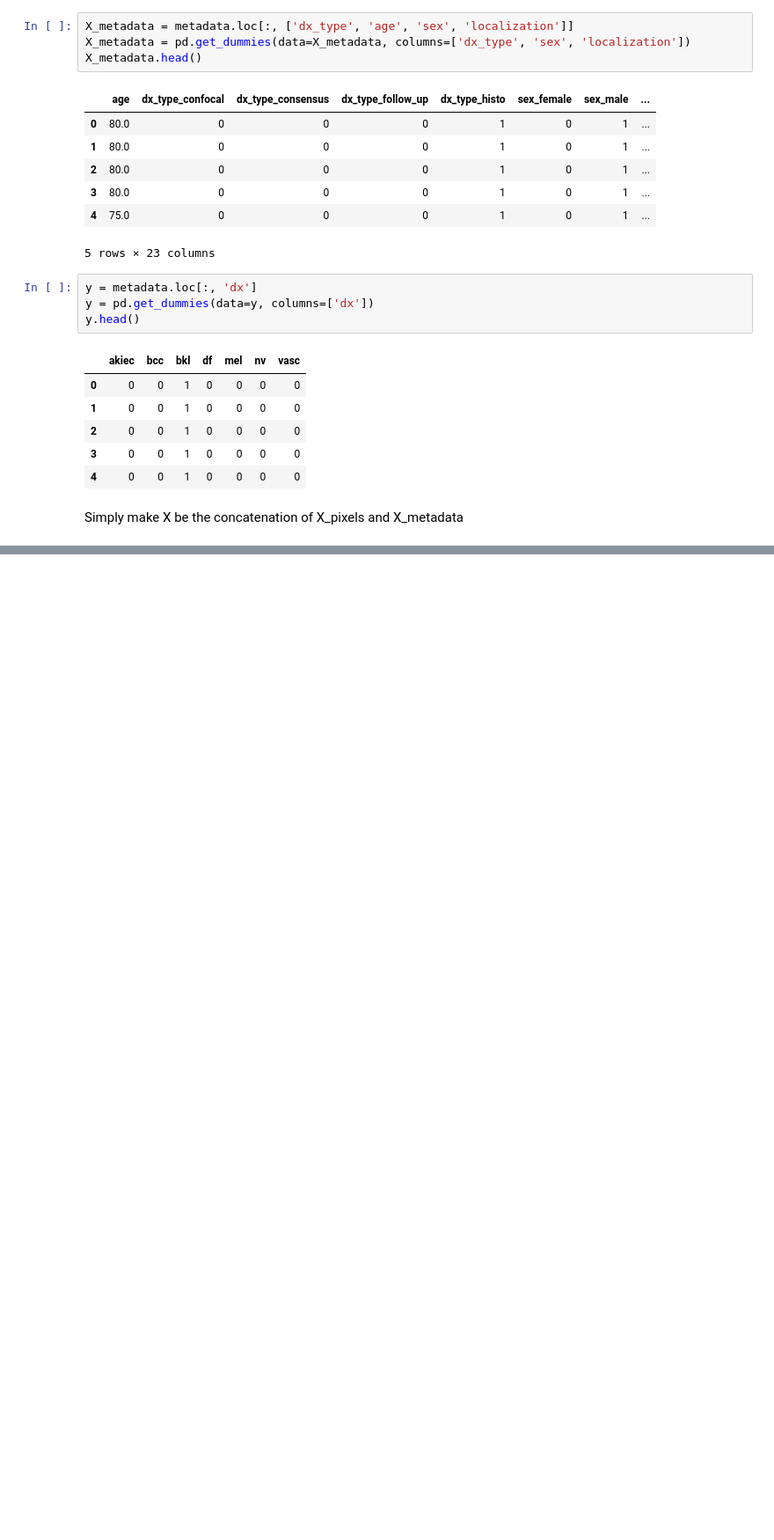
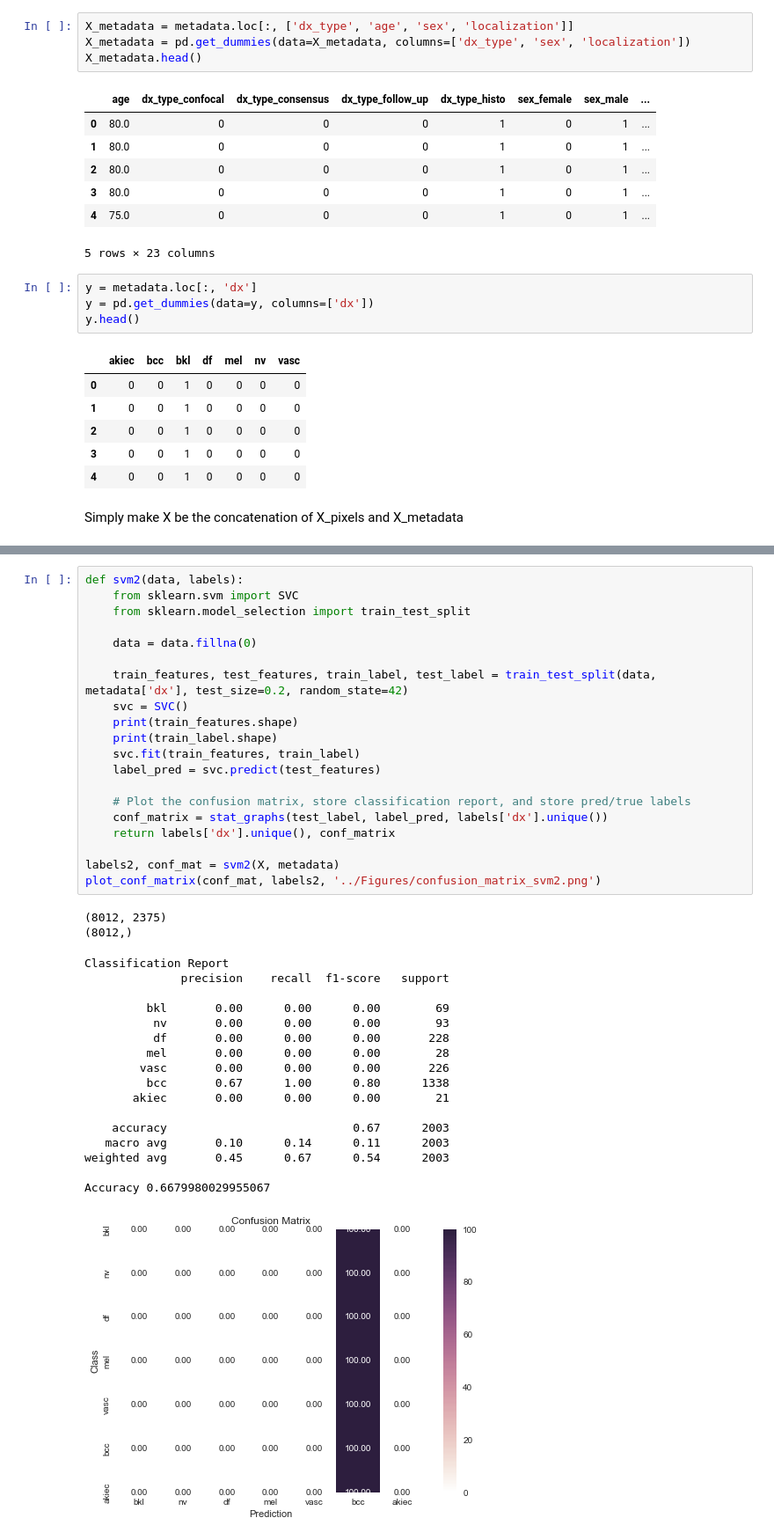
Before and after one commit to SamuelStentz/SkinCancerAnalysis, a Jupyter notebook: Analysis/analysis_praj.ipynb, the cells around one changed output, grey strips where cells are left out. Shown: that part at 88% size. Drawn from its saved outputs; the diff is of its cells as text; blank space fills up the shorter version.

```diff
--- a/Analysis/analysis_praj.ipynb
+++ b/Analysis/analysis_praj.ipynb
@@ -270,0 +263,40 @@ Accuracy 0.7114328507239142
+# %%
+def svm2(data, labels):
+    from sklearn.svm import SVC
+    from sklearn.model_selection import train_test_split
+
+    data = data.fillna(0)
+
+    train_features, test_features, train_label, test_label = train_test_split(data, metadata['dx'], test_size=0.2, random_state=42)
+    svc = SVC()
+    print(train_features.shape)
+    print(train_label.shape)
+    svc.fit(train_features, train_label)
+    label_pred = svc.predict(test_features)
+
+    # Plot the confusion matrix, store classification report, and store pred/true labels
+    conf_matrix = stat_graphs(test_label, label_pred, labels['dx'].unique())
+    return labels['dx'].unique(), conf_matrix
+
+labels2, conf_mat = svm2(X, metadata)
+plot_conf_matrix(conf_mat, labels2, '../Figures/confusion_matrix_svm2.png')
+# %% [output]
+(8012, 2375)
+(8012,)
+Classification Report
+              precision    recall  f1-score   support
+
+         bkl       0.00      0.00      0.00        69
+          nv       0.00      0.00      0.00        93
+          df       0.00      0.00      0.00       228
+         mel       0.00      0.00      0.00        28
+        vasc       0.00      0.00      0.00       226
+         bcc       0.67      1.00      0.80      1338
+       akiec       0.00      0.00      0.00        21
+
+    accuracy                           0.67      2003
+   macro avg       0.10      0.14      0.11      2003
+weighted avg       0.45      0.67      0.54      2003
+
+Accuracy 0.6679980029955067
+[figure, added]
```
Also changed, not shown: parts of 3 cells of this notebook.
